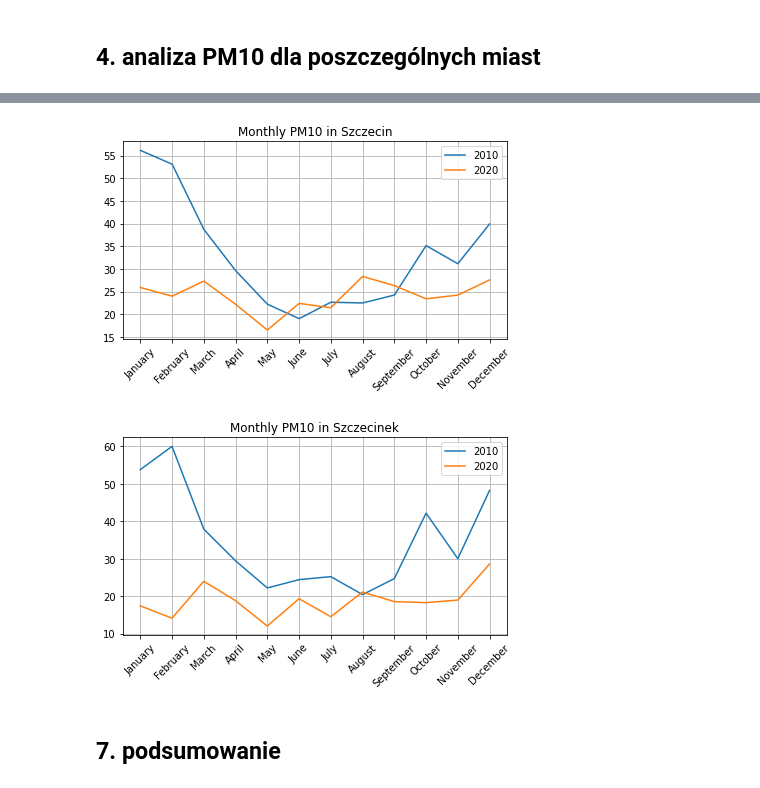
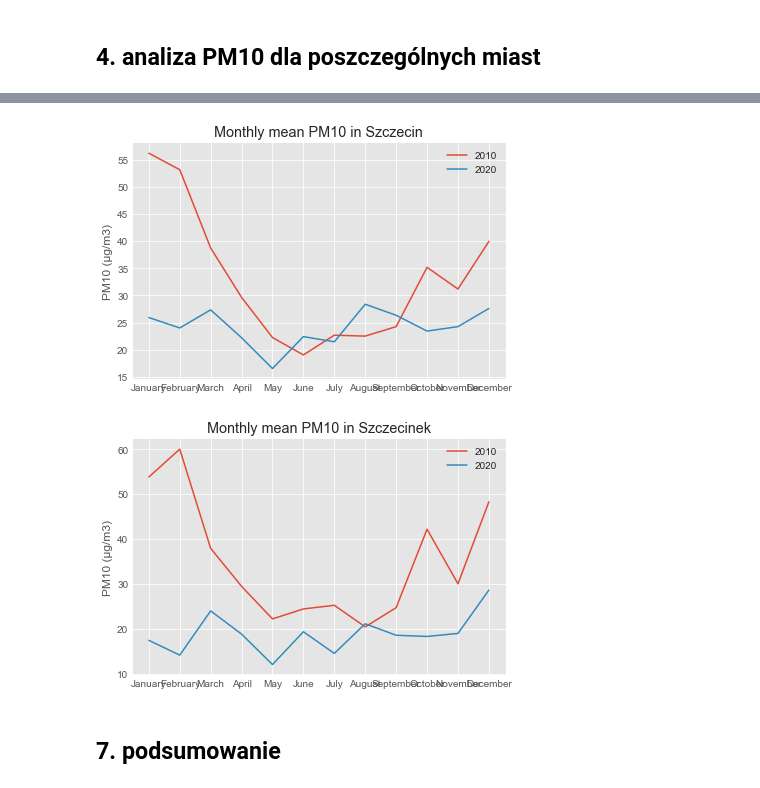
Before and after one commit to sekcja-geoinformacji-uam/pyPollution, a Jupyter notebook: notebook.ipynb, the cells around one changed output, grey strips where cells are left out. Saved outputs shown, nothing was run; the diff lists cells and outputs as text; code cells hidden in the pictures.

```diff
--- a/notebook.ipynb
+++ b/notebook.ipynb
@@ -114,13 +146,28 @@ plot2010.print()
 # %%
 plot2020 = PollutionPlotter()
-plot2020.plot(x=zp2020MeanMonth.Month,
-              y=zp2020MeanMonth.Koszalin, label="Koszalin")
+
+config = {
+    "title": "Monthly mean PM10 in 2020",
+    "ylabel": "PM10 (µg/m3)",
+    "xlabel": "",
+    "avgline": mean_pm10_20,
+    "legend": "upper right",
+    "xticks": 45
+}
+
+plot2020.set_style('ggplot')
 plot2020.plot(zp2020MeanMonth.Month,
-              zp2020MeanMonth.Szczecinek, label="Szczecinek")
+              zp2020MeanMonth.Koszalin,
+              label="Koszalin")
+
 plot2020.plot(zp2020MeanMonth.Month,
-              zp2020MeanMonth.Szczecin, label="Szczecin")
-plot2020.ylabel = 'Mean monthly PM10'
-plot2020.avgline = mean_pm10_20
-plot2020.format('Monthly PM10 in 2020', add_avgline = True)
-plot2020.print()
+              zp2020MeanMonth.Szczecinek,
+              label="Szczecinek")
+
+plot2020.plot(zp2020MeanMonth.Month,
+              zp2020MeanMonth.Szczecin,
+              label="Szczecin")
+
+plot2020.format(config)
+plot2020.show()
 # %% [output]
@@ -140,22 +197,42 @@ plotKoszalin.print()
 # %%
 plotSzczecin = PollutionPlotter()
+
+config = {
+    "title": "Monthly mean PM10 in Szczecin",
+    "ylabel": "PM10 (µg/m3)",
+    "xlabel": "",
+    "avgline": None,
+    "legend": "upper right",
+    "xticks": 0
+}
+
 plotSzczecin.plot(zp2010MeanMonth.Month,
               zp2010MeanMonth.Szczecin, label="2010")
 plotSzczecin.plot(zp2020MeanMonth.Month,
               zp2020MeanMonth.Szczecin, label="2020")
-plotSzczecin.format('Monthly PM10 in Szczecin')
-plotSzczecin.print()
+plotSzczecin.format(config)
+plotSzczecin.show()
 # %% [output]
-[figure, old version]
+[figure, new version]
 # %%
 plotSzczecinek = PollutionPlotter()
+
+config = {
+    "title": "Monthly mean PM10 in Szczecinek",
+    "ylabel": "PM10 (µg/m3)",
+    "xlabel": "",
+    "avgline": None,
+    "legend": "upper right",
+    "xticks": 0
+}
+
 plotSzczecinek.plot(zp2010MeanMonth.Month,
               zp2010MeanMonth.Szczecinek, label="2010")
 plotSzczecinek.plot(zp2020MeanMonth.Month,
               zp2020MeanMonth.Szczecinek, label="2020")
-plotSzczecinek.format('Monthly PM10 in Szczecinek')
-plotSzczecinek.print()
+plotSzczecinek.format(config)
+plotSzczecinek.show()
 # %% [output]
-[figure, old version]
+[figure, new version]
 # %% [markdown]
 ## 7. podsumowanie
```
Also changed, not shown: parts of 6 cells of this notebook.
